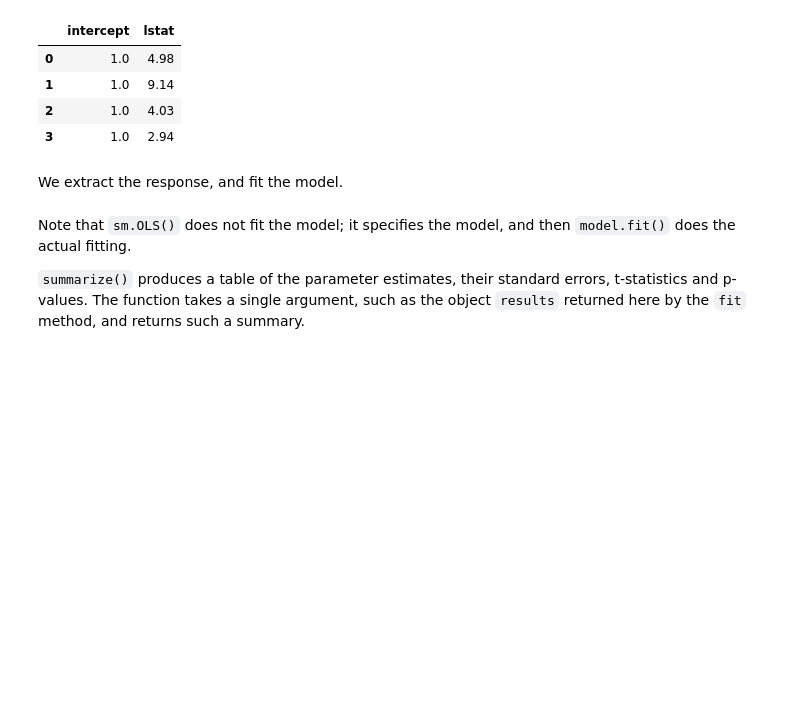
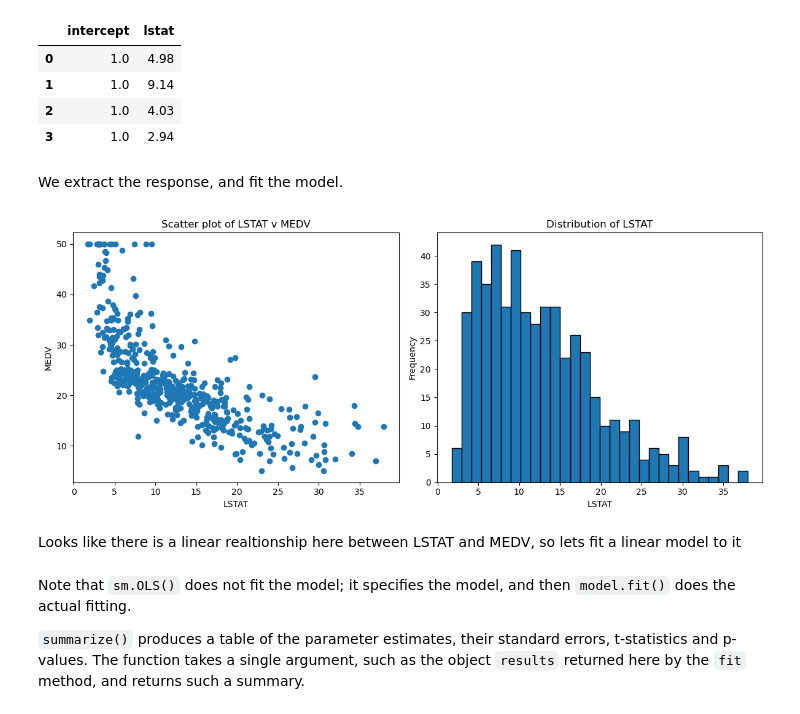
Before and after one commit to gfulham/ISLP, a Jupyter notebook: Ch03-linreg-lab.ipynb, the cells around one changed output. Saved outputs shown, nothing was run; the diff lists cells and outputs as text; code cells hidden in the pictures; blank space fills up the shorter version.

```diff
--- a/Ch03-linreg-lab.ipynb
+++ b/Ch03-linreg-lab.ipynb
@@ -157,5 +92,33 @@ X[:4]
 | 3 | 1.0 | 2.94 |
 # %% [markdown]
 We extract the response, and fit the model.
+# %%
+fig, axs = plt.subplots(1, 2, figsize=(12, 5))  # 1 row, 2 columns
+
+# Assuming X is your DataFrame as defined earlier
+# Extracting lstat values
+lstat = X['lstat']
+medv = Boston['medv']
+# Plot scatter plot on the first subplot
+axs[0].scatter(lstat, medv)
+axs[0].set_ylabel('MEDV')
+axs[0].set_xlabel('LSTAT')
+axs[0].set_title('Scatter plot of LSTAT v MEDV')
+
+# Plot histogram on the second subplot
+axs[1].hist(lstat, bins=30, edgecolor='black')
+axs[1].set_xlabel('LSTAT')
+axs[1].set_ylabel('Frequency')
+axs[1].set_title('Distribution of LSTAT')
+
+# Adjust layout to prevent overlap
+plt.tight_layout()
+
+# Show the plots
+plt.show()
+# %% [output]
+[figure, added]
+# %% [markdown]
+Looks like there is a linear realtionship here between LSTAT and MEDV, so lets fit a linear model to it
 # %%
 y = Boston['medv'] #assign the y value
```
Also changed, not shown: parts of 72 cells of this notebook, 1 other file.
